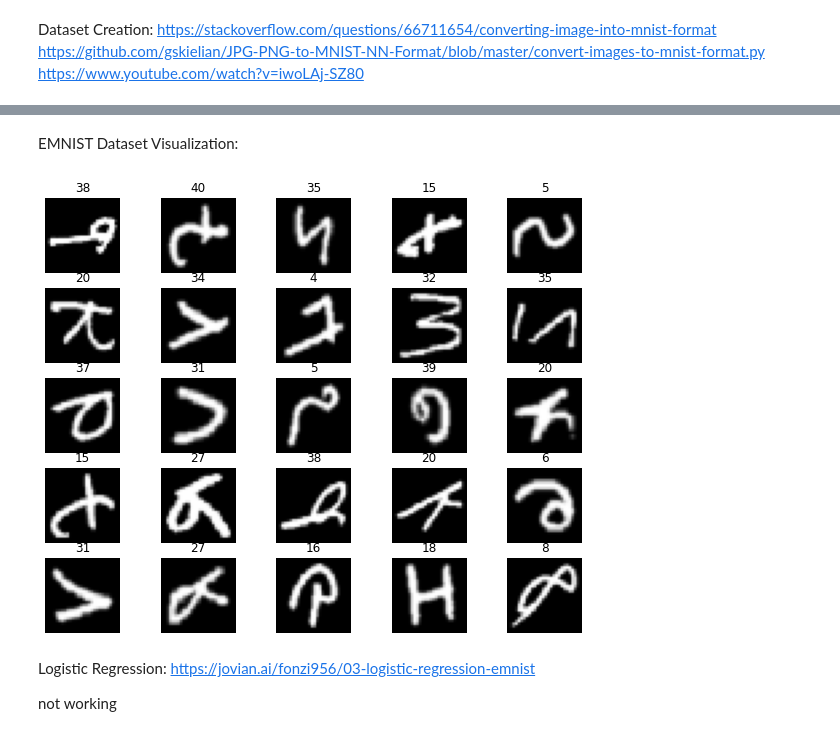
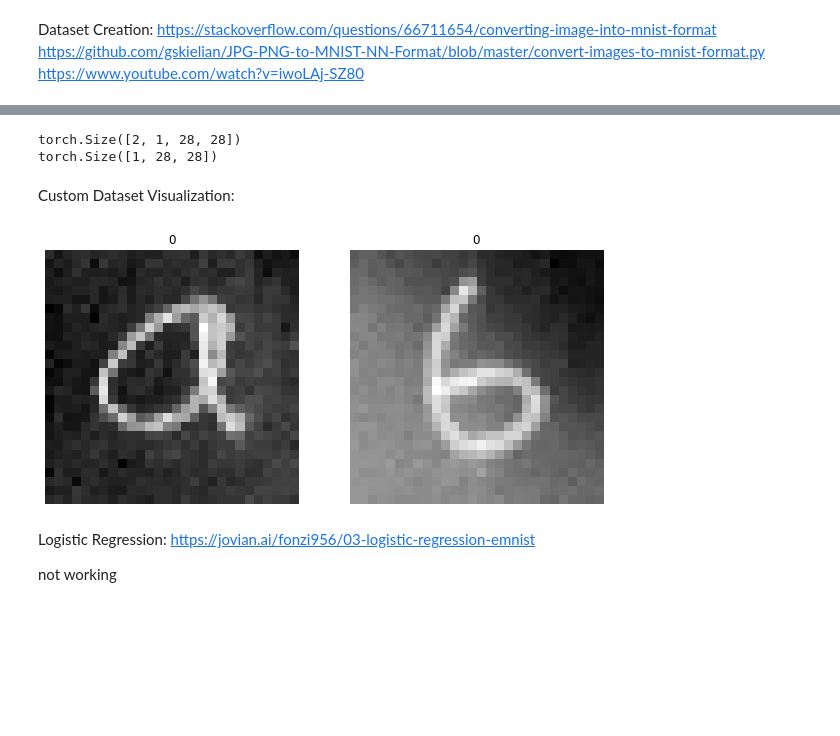
Before and after one commit to SeanMeath/Machine-Learning-Project, a Jupyter notebook: COMP 432 Group Project.ipynb, the cells around one changed output, grey strips where cells are left out. Drawn from its saved outputs; the diff is of its cells as text; code cells hidden in the pictures; blank space fills up the shorter version.

```diff
--- a/COMP 432 Group Project.ipynb
+++ b/COMP 432 Group Project.ipynb
@@ -77,18 +72,49 @@ Shape:  torch.Size([1, 1, 28, 28])  Data Type: torch.float32
-# %% [markdown]
-EMNIST Dataset Visualization:
-# %%
-figure = plt.figure(figsize=(10, 8))
-cols, rows = 5, 5
-for i in range(1, cols * rows + 1):
-    sample_idx = torch.randint(len(train_data), size=(1,)).item()
-    img, label = train_data[sample_idx]
-    figure.add_subplot(rows, cols, i)
-    plt.title(label)
-    plt.axis("off")
-    plt.imshow(img.squeeze(), cmap="gray")
-plt.show()
-# %% [output]
-[figure, removed]
+# %%
+#Get Image Directory
+cwd = Path.cwd()
+imgdir = os.path.join(cwd, 'img')
+
+customImages = None
+customLabels = None
+
+for filename in os.listdir(imgdir):
+    filepath = os.path.join(imgdir, filename)
+    img = cv2.imread(filepath, cv2.IMREAD_GRAYSCALE)
+    img_resized = cv2.resize(img, (28, 28), interpolation=cv2.INTER_LINEAR)
+    img_resized = cv2.bitwise_not(img_resized)
+    img_resized = np.copy(img_resized).reshape(1,28,28)
+    img_final = torch.tensor(img_resized, dtype=torch.float32)
+
+    img_label = torch.tensor(0)
+
+    if customImages is None:
+        customImages = img_final
+        customLabels = img_label
+    else:
+        customImages = torch.stack((customImages, img_final))
+        customLabels = torch.stack((customLabels, img_label))
+
+print(customImages.shape)
+print(customImages[0].shape)
+
+customData = (customImages, customLabels)
+# %% [output]
+torch.Size([2, 1, 28, 28])
+torch.Size([1, 28, 28])
+# %% [markdown]
+Custom Dataset Visualization:
+# %%
+figure = plt.figure(figsize=(10, 8))
+cols, rows = 2, 1
+for i in range(1, cols * rows + 1):
+    img, label = customData[0][i-1], customData[1][i-1]
+    figure.add_subplot(rows, cols, i)
+    plt.title(label.item())
+    plt.axis("off")
+    plt.imshow(img.squeeze(), cmap="gray")
+plt.show()
+# %% [output]
+[figure, added]
 # %% [markdown]
 Logistic Regression: https://jovian.ai/fonzi956/03-logistic-regression-emnist
 
```
Also changed, not shown: parts of 23 cells of this notebook, 27 other files.
